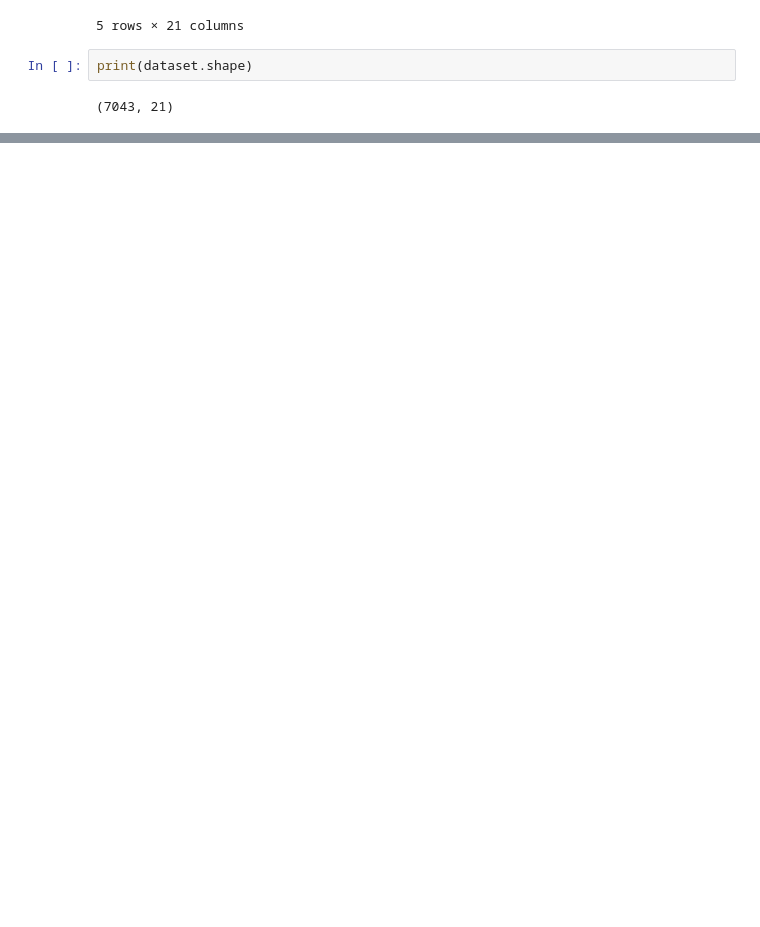
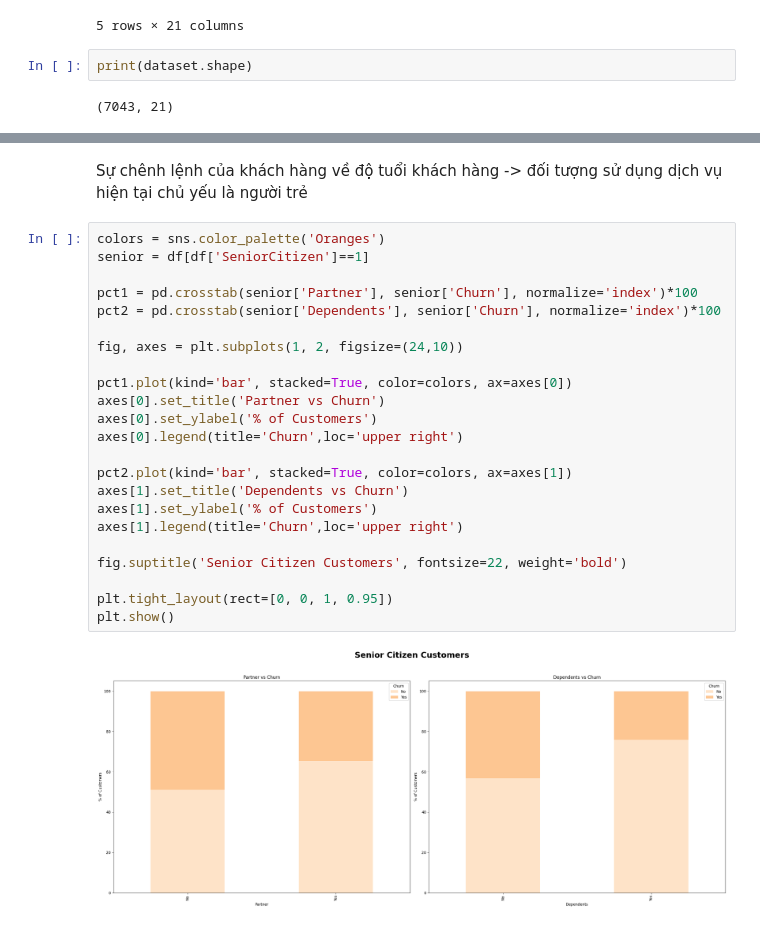
Before and after one commit to vuong01062005/Telco-Customer-Churn-Analysis, a Jupyter notebook: analysis.ipynb, the cells around one changed output, grey strips where cells are left out. Cells and saved outputs as stored; diff of their text form; blank space fills up the shorter version.

```diff
--- a/analysis.ipynb
+++ b/analysis.ipynb
@@ -28,0 +269,27 @@ Dữ liệu gồm có 7043 dòng và 21 cột
+# %% [markdown]
+Sự chênh lệnh của khách hàng về độ tuổi khách hàng -> đối tượng sử dụng dịch vụ hiện tại chủ yếu là người trẻ
+# %%
+colors = sns.color_palette('Oranges')
+senior = df[df['SeniorCitizen']==1]
+
+pct1 = pd.crosstab(senior['Partner'], senior['Churn'], normalize='index')*100
+pct2 = pd.crosstab(senior['Dependents'], senior['Churn'], normalize='index')*100
+
+fig, axes = plt.subplots(1, 2, figsize=(24,10))
+
+pct1.plot(kind='bar', stacked=True, color=colors, ax=axes[0])
+axes[0].set_title('Partner vs Churn')
+axes[0].set_ylabel('% of Customers')
+axes[0].legend(title='Churn',loc='upper right')
+
+pct2.plot(kind='bar', stacked=True, color=colors, ax=axes[1])
+axes[1].set_title('Dependents vs Churn')
+axes[1].set_ylabel('% of Customers')
+axes[1].legend(title='Churn',loc='upper right')
+
+fig.suptitle('Senior Citizen Customers', fontsize=22, weight='bold')
+
+plt.tight_layout(rect=[0, 0, 1, 0.95])
+plt.show()
+# %% [output]
+[figure, added]
```
Also changed, not shown: parts of 72 cells of this notebook.
